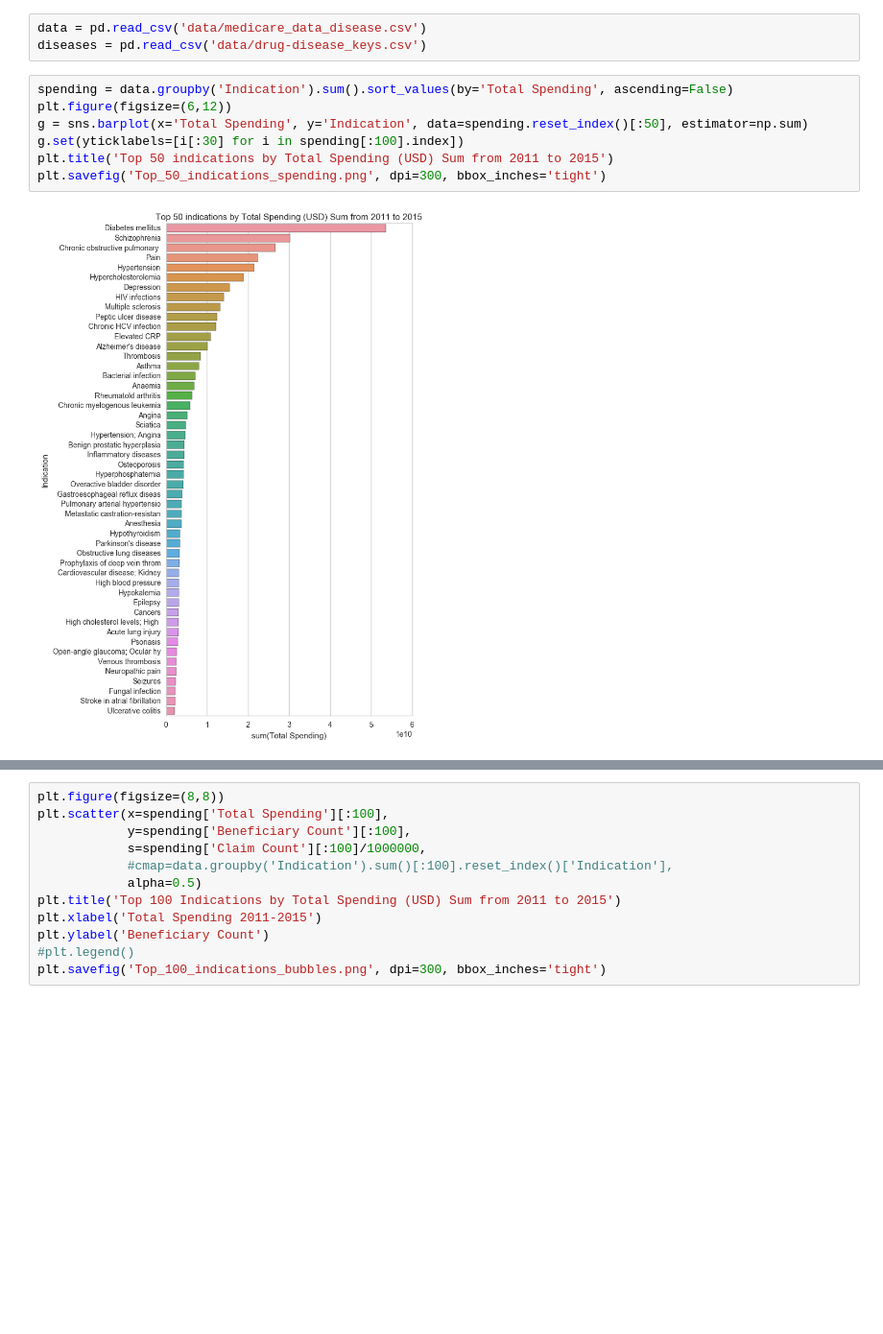
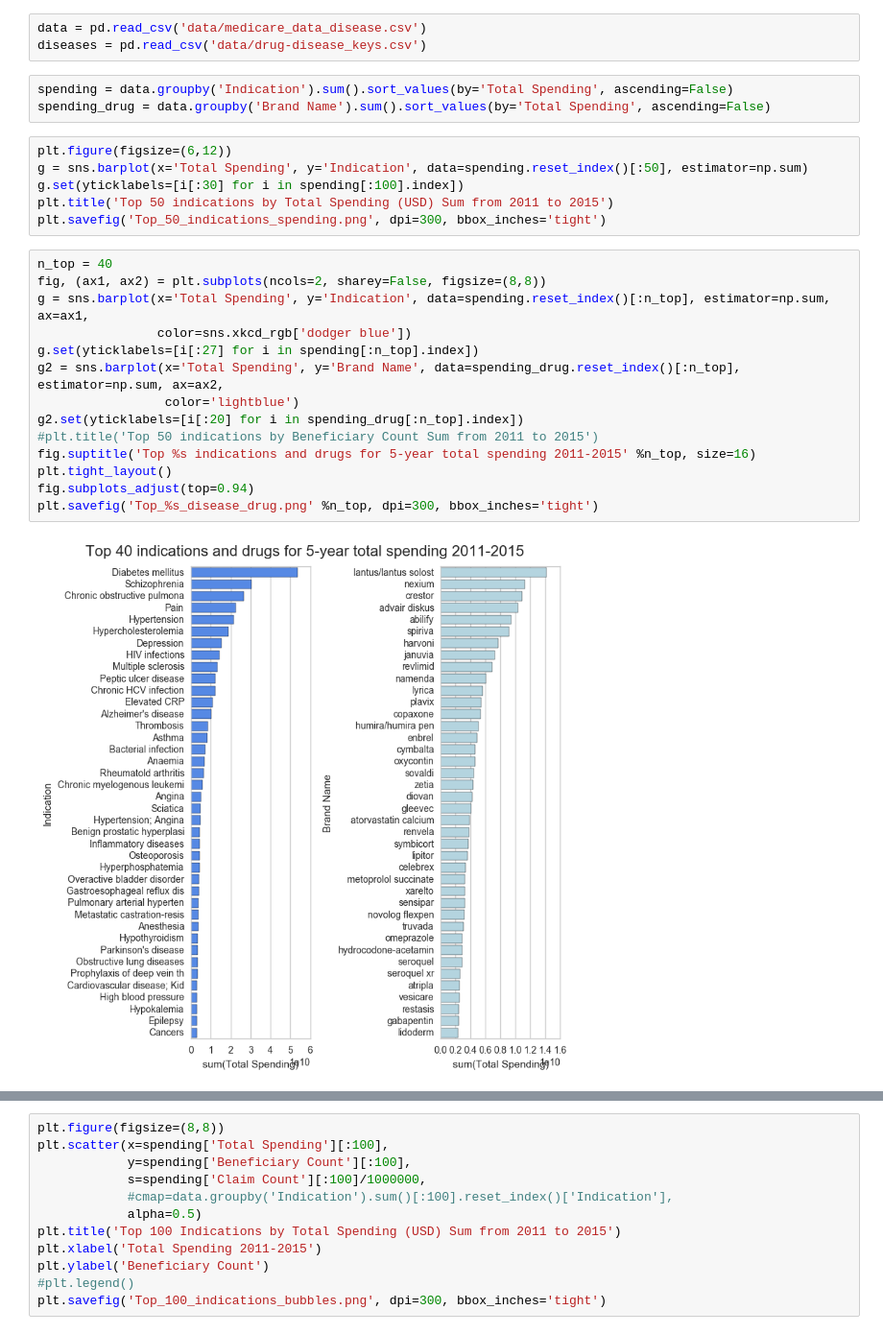
Before and after one commit to dariodata/medicare-drug-cost, a Jupyter notebook: plot_1_total_cost.ipynb, the cells around one changed output, grey strips where cells are left out. Shown at 96% size. Saved outputs shown, nothing was run; the diff lists cells and outputs as text; blank space fills up the shorter version.

Commit message:
figure 1

```diff
--- a/plot_1_total_cost.ipynb
+++ b/plot_1_total_cost.ipynb
@@ -15,12 +9,28 @@ tqdm.pandas(tqdm_notebook)
 # %%
 data = pd.read_csv('data/medicare_data_disease.csv')
 diseases = pd.read_csv('data/drug-disease_keys.csv')
+# %%
+spending = data.groupby('Indication').sum().sort_values(by='Total Spending', ascending=False)
+spending_drug = data.groupby('Brand Name').sum().sort_values(by='Total Spending', ascending=False)
 # %%
-spending = data.groupby('Indication').sum().sort_values(by='Total Spending', ascending=False)
 plt.figure(figsize=(6,12))
 g = sns.barplot(x='Total Spending', y='Indication', data=spending.reset_index()[:50], estimator=np.sum)
 g.set(yticklabels=[i[:30] for i in spending[:100].index])
 plt.title('Top 50 indications by Total Spending (USD) Sum from 2011 to 2015')
 plt.savefig('Top_50_indications_spending.png', dpi=300, bbox_inches='tight')
-# %% [output]
-[figure, removed]
+# %%
+n_top = 40
+fig, (ax1, ax2) = plt.subplots(ncols=2, sharey=False, figsize=(8,8))
+g = sns.barplot(x='Total Spending', y='Indication', data=spending.reset_index()[:n_top], estimator=np.sum, ax=ax1,
+                color=sns.xkcd_rgb['dodger blue'])
+g.set(yticklabels=[i[:27] for i in spending[:n_top].index])
+g2 = sns.barplot(x='Total Spending', y='Brand Name', data=spending_drug.reset_index()[:n_top], estimator=np.sum, ax=ax2,
+                 color='lightblue')
+g2.set(yticklabels=[i[:20] for i in spending_drug[:n_top].index])
+#plt.title('Top 50 indications by Beneficiary Count Sum from 2011 to 2015')
+fig.suptitle('Top %s indications and drugs for 5-year total spending 2011-2015' %n_top, size=16)
+plt.tight_layout()
+fig.subplots_adjust(top=0.94)
+plt.savefig('Top_%s_disease_drug.png' %n_top, dpi=300, bbox_inches='tight')
+# %% [output]
+[figure, added]
```
Also changed, not shown: parts of 2 cells of this notebook, 1 other file.
